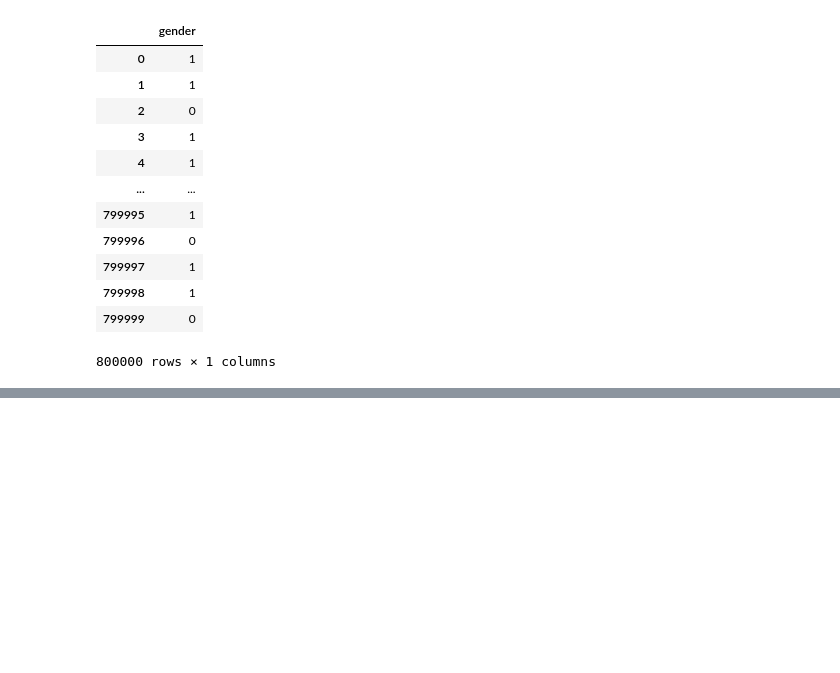
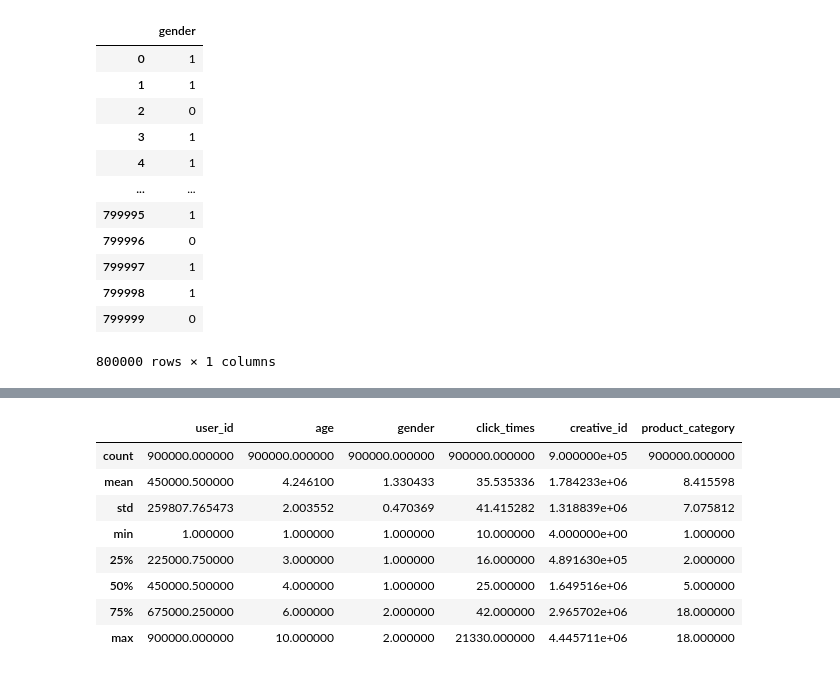
Before and after one commit to lx1374327576/xzwbsrz_pre, a Jupyter notebook: lx_test/pre_test1.ipynb, the cells around one changed output, grey strips where cells are left out. Drawn from its saved outputs; the diff is of its cells as text; code cells hidden in the pictures; blank space fills up the shorter version.

```diff
--- a/lx_test/pre_test1.ipynb
+++ b/lx_test/pre_test1.ipynb
@@ -316,0 +326,12 @@ print('accurency:', Y_tmp[Y_tmp<0.5].count()/800000)
+# %%
+df.describe()
+# %% [output]
+|  | user_id | age | gender | click_times | creative_id | product_category |
+| count | 900000.000000 | 900000.000000 | 900000.000000 | 900000.000000 | 9.000000e+05 | 900000.000000 |
+| mean | 450000.500000 | 4.246100 | 1.330433 | 35.535336 | 1.784233e+06 | 8.415598 |
+| std | 259807.765473 | 2.003552 | 0.470369 | 41.415282 | 1.318839e+06 | 7.075812 |
+| min | 1.000000 | 1.000000 | 1.000000 | 10.000000 | 4.000000e+00 | 1.000000 |
+| 25% | 225000.750000 | 3.000000 | 1.000000 | 16.000000 | 4.891630e+05 | 2.000000 |
+| 50% | 450000.500000 | 4.000000 | 1.000000 | 25.000000 | 1.649516e+06 | 5.000000 |
+| 75% | 675000.250000 | 6.000000 | 2.000000 | 42.000000 | 2.965702e+06 | 18.000000 |
+| max | 900000.000000 | 10.000000 | 2.000000 | 21330.000000 | 4.445711e+06 | 18.000000 |
```
Also changed, not shown: parts of 31 cells of this notebook.
